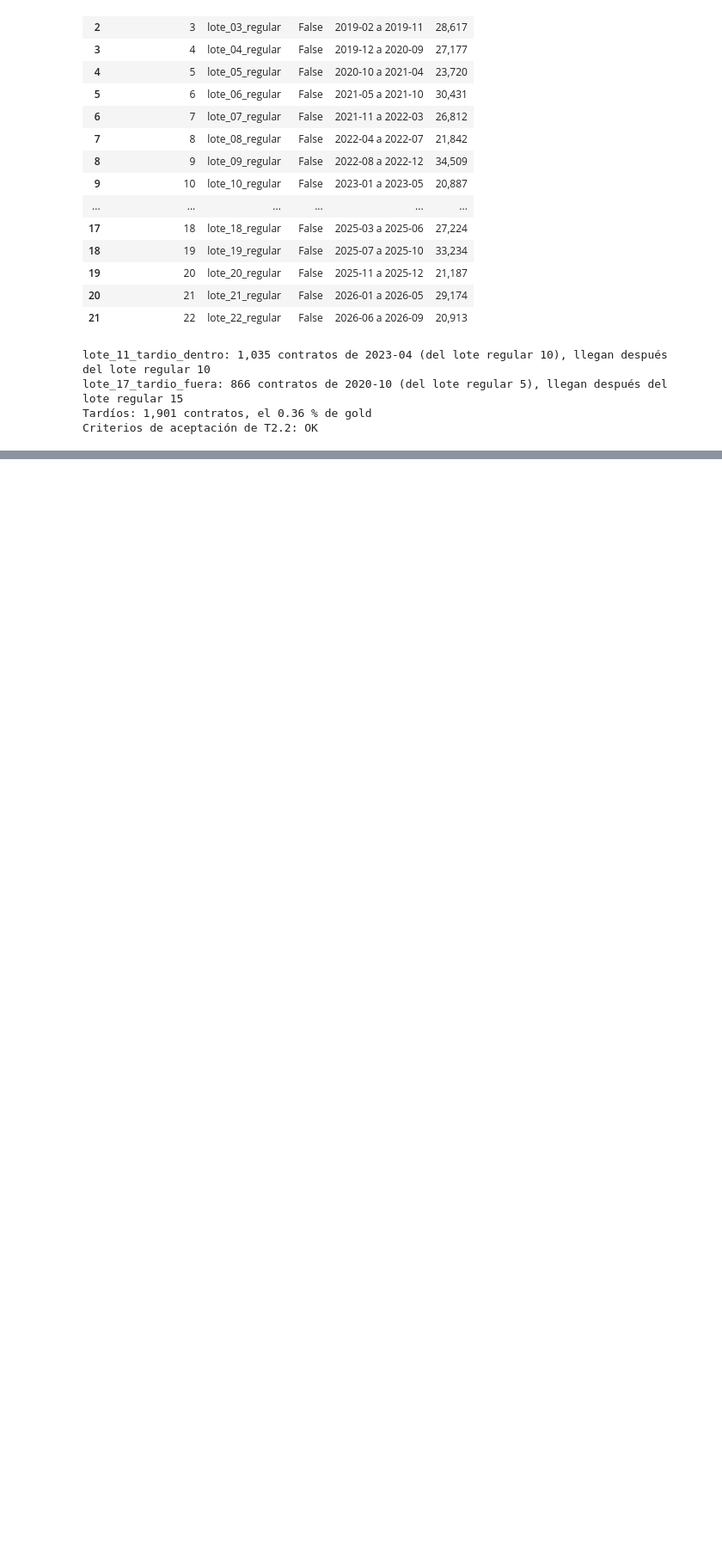
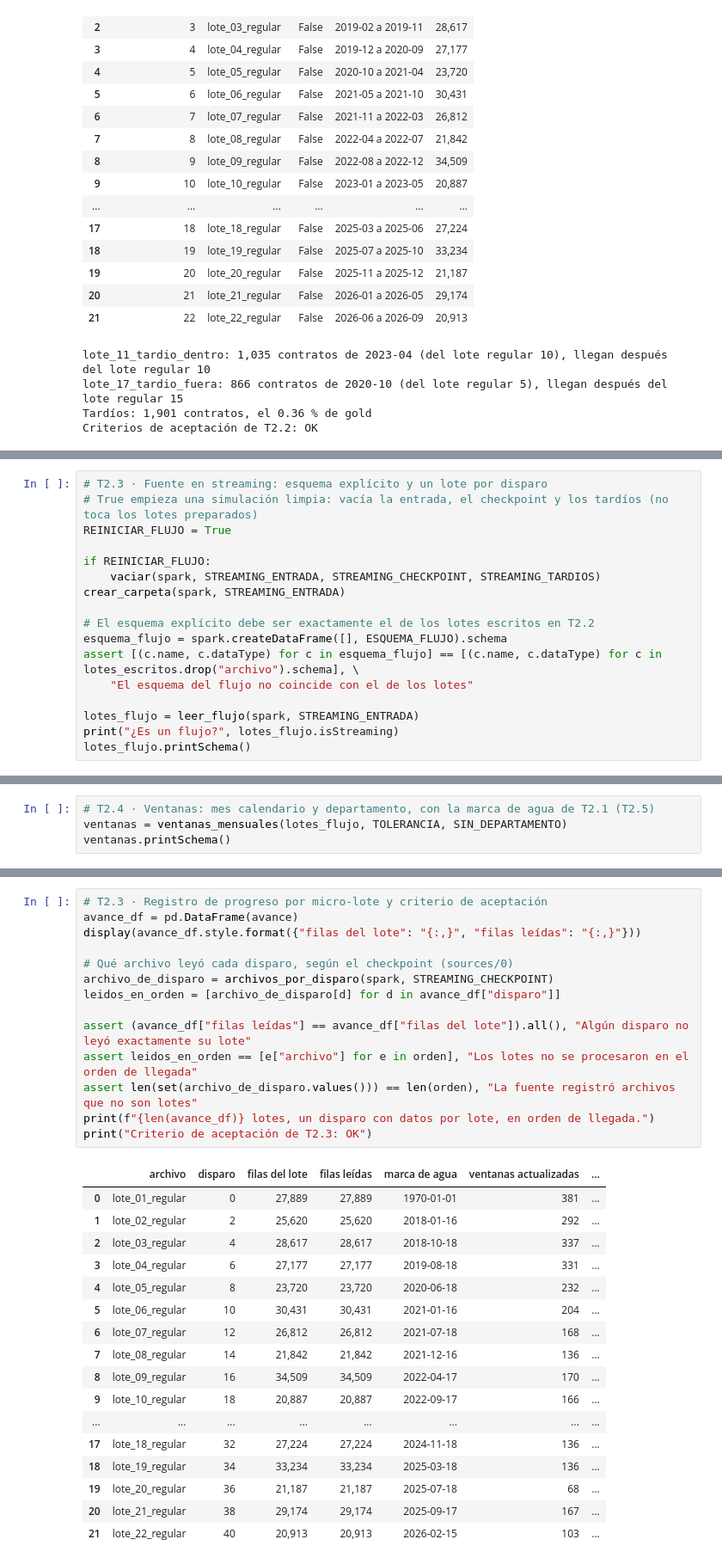
Before and after one commit to PalomaresJonatan13/pamd-secop, a Jupyter notebook: notebooks/05_corte3_streaming_ventanas.ipynb, the cells around one changed output, grey strips where cells are left out. Shown at 86% size. Cells and saved outputs as stored; diff of their text form; blank space fills up the shorter version.

Commit message:
T2.3 a T2.6: flujo en streaming con ventanas mensuales, marca de agua y validación contra lotes (diferencia cero en 3.735 ventanas)

```diff
--- a/notebooks/05_corte3_streaming_ventanas.ipynb
+++ b/notebooks/05_corte3_streaming_ventanas.ipynb
@@ -201,0 +208,17 @@ Criterios de aceptación de T2.2: OK
+# %%
+# T2.3 · Fuente en streaming: esquema explícito y un lote por disparo
+# True empieza una simulación limpia: vacía la entrada, el checkpoint y los tardíos (no toca los lotes preparados)
+REINICIAR_FLUJO = True
+
+if REINICIAR_FLUJO:
+    vaciar(spark, STREAMING_ENTRADA, STREAMING_CHECKPOINT, STREAMING_TARDIOS)
+crear_carpeta(spark, STREAMING_ENTRADA)
+
+# El esquema explícito debe ser exactamente el de los lotes escritos en T2.2
+esquema_flujo = spark.createDataFrame([], ESQUEMA_FLUJO).schema
+assert [(c.name, c.dataType) for c in esquema_flujo] == [(c.name, c.dataType) for c in lotes_escritos.drop("archivo").schema], \
+    "El esquema del flujo no coincide con el de los lotes"
+
+lotes_flujo = leer_flujo(spark, STREAMING_ENTRADA)
+print("¿Es un flujo?", lotes_flujo.isStreaming)
+lotes_flujo.printSchema()
@@ -201,0 +239,4 @@ Criterios de aceptación de T2.2: OK
+# %%
+# T2.4 · Ventanas: mes calendario y departamento, con la marca de agua de T2.1 (T2.5)
+ventanas = ventanas_mensuales(lotes_flujo, TOLERANCIA, SIN_DEPARTAMENTO)
+ventanas.printSchema()
@@ -201,0 +340,32 @@ Criterios de aceptación de T2.2: OK
+# %%
+# T2.3 · Registro de progreso por micro-lote y criterio de aceptación
+avance_df = pd.DataFrame(avance)
+display(avance_df.style.format({"filas del lote": "{:,}", "filas leídas": "{:,}"}))
+
+# Qué archivo leyó cada disparo, según el checkpoint (sources/0)
+archivo_de_disparo = archivos_por_disparo(spark, STREAMING_CHECKPOINT)
+leidos_en_orden = [archivo_de_disparo[d] for d in avance_df["disparo"]]
+
+assert (avance_df["filas leídas"] == avance_df["filas del lote"]).all(), "Algún disparo no leyó exactamente su lote"
+assert leidos_en_orden == [e["archivo"] for e in orden], "Los lotes no se procesaron en el orden de llegada"
+assert len(set(archivo_de_disparo.values())) == len(orden), "La fuente registró archivos que no son lotes"
+print(f"{len(avance_df)} lotes, un disparo con datos por lote, en orden de llegada.")
+print("Criterio de aceptación de T2.3: OK")
+# %% [output]
+|  | archivo | disparo | filas del lote | filas leídas | marca de agua | ventanas actualizadas | ... |
+| 0 | lote_01_regular | 0 | 27,889 | 27,889 | 1970-01-01 | 381 | ... |
+| 1 | lote_02_regular | 2 | 25,620 | 25,620 | 2018-01-16 | 292 | ... |
+| 2 | lote_03_regular | 4 | 28,617 | 28,617 | 2018-10-18 | 337 | ... |
+| 3 | lote_04_regular | 6 | 27,177 | 27,177 | 2019-08-18 | 331 | ... |
+| 4 | lote_05_regular | 8 | 23,720 | 23,720 | 2020-06-18 | 232 | ... |
+| 5 | lote_06_regular | 10 | 30,431 | 30,431 | 2021-01-16 | 204 | ... |
+| 6 | lote_07_regular | 12 | 26,812 | 26,812 | 2021-07-18 | 168 | ... |
+| 7 | lote_08_regular | 14 | 21,842 | 21,842 | 2021-12-16 | 136 | ... |
+| 8 | lote_09_regular | 16 | 34,509 | 34,509 | 2022-04-17 | 170 | ... |
+| 9 | lote_10_regular | 18 | 20,887 | 20,887 | 2022-09-17 | 166 | ... |
+| ... | ... | ... | ... | ... | ... | ... | ... |
+| 17 | lote_18_regular | 32 | 27,224 | 27,224 | 2024-11-18 | 136 | ... |
+| 18 | lote_19_regular | 34 | 33,234 | 33,234 | 2025-03-18 | 136 | ... |
+| 19 | lote_20_regular | 36 | 21,187 | 21,187 | 2025-07-18 | 68 | ... |
+| 20 | lote_21_regular | 38 | 29,174 | 29,174 | 2025-09-17 | 167 | ... |
+| 21 | lote_22_regular | 40 | 20,913 | 20,913 | 2026-02-15 | 103 | ... |
```
Also changed, not shown: parts of 16 cells of this notebook, 2 other files.
